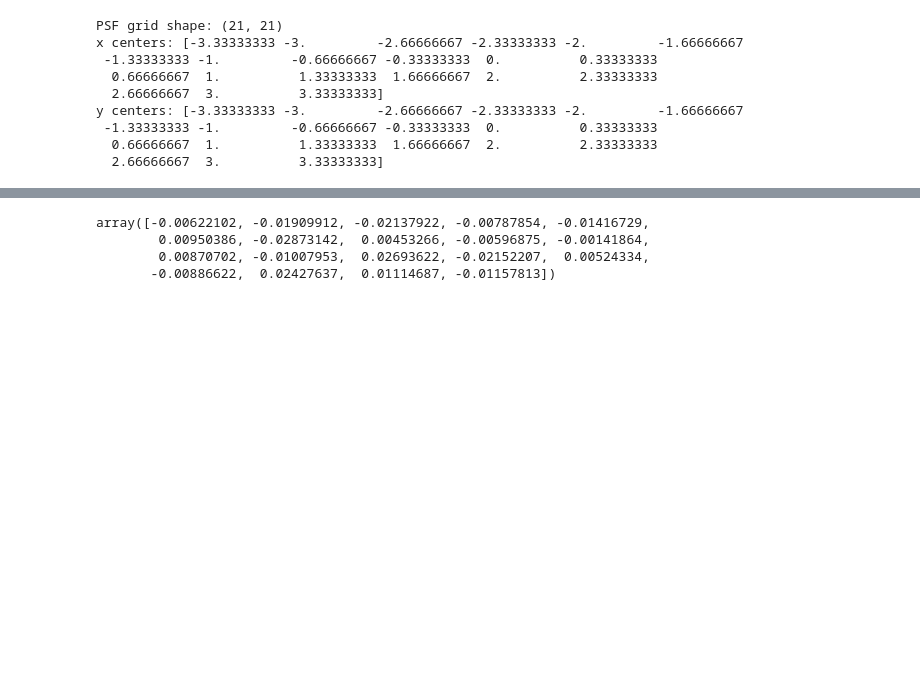
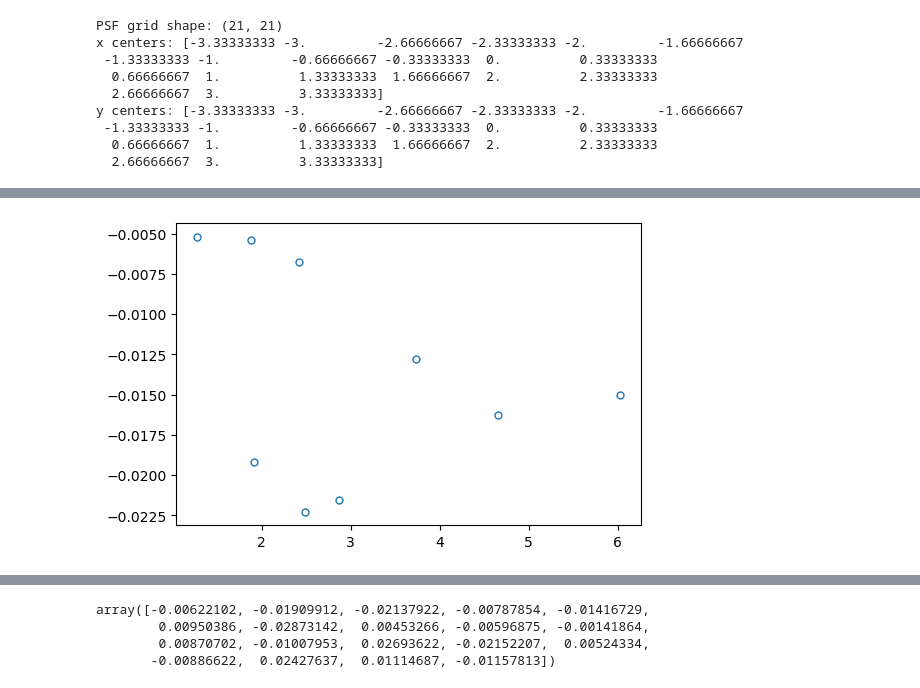
Before and after one commit to kemasuda/bepsf, a Jupyter notebook: src/bepsf/dev.ipynb, the cells around one changed output, grey strips where cells are left out. Saved outputs shown, nothing was run; the diff lists cells and outputs as text; code cells hidden in the pictures; blank space fills up the shorter version.

```diff
--- a/src/bepsf/dev.ipynb
+++ b/src/bepsf/dev.ipynb
@@ -99,0 +182,5 @@ p_init = {
+# %%
+plt.figure()
+plt.errorbar(np.r_[norms[:idx_anchor], norms[idx_anchor+1:]], dnorm/np.r_[norms[:idx_anchor], norms[idx_anchor+1:]], fmt='o', mfc='white', lw=0.5, markersize=5);
+# %% [output]
+[figure, added]
```
Also changed, not shown: parts of 32 cells of this notebook.
